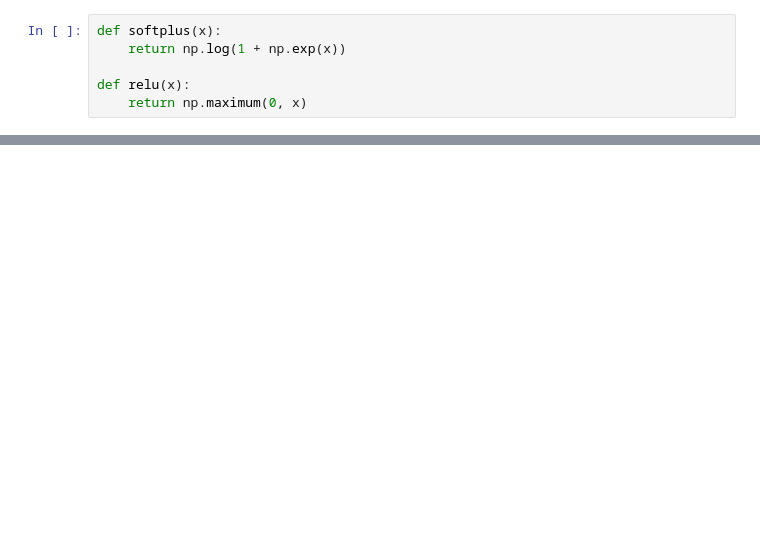
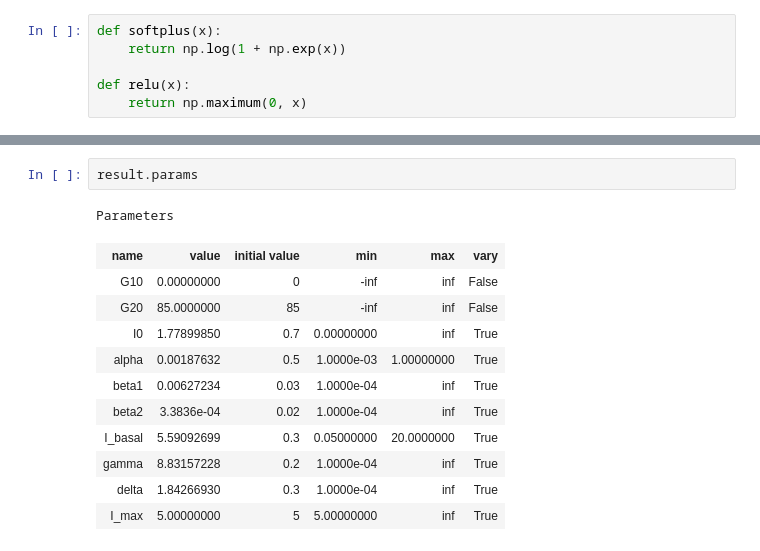
Before and after one commit to emplor255/Diabetes-Control, a Jupyter notebook: Fitting Real Data.ipynb, the cells around one changed output, grey strips where cells are left out. Drawn from its saved outputs; the diff is of its cells as text; blank space fills up the shorter version.

```diff
--- a/Fitting Real Data.ipynb
+++ b/Fitting Real Data.ipynb
@@ -169,0 +188,15 @@ plt.show()
+# %%
+result.params
+# %% [output]
+Parameters
+| name | value | initial value | min | max | vary |
+| G10 | 0.00000000 | 0 | -inf | inf | False |
+| G20 | 85.0000000 | 85 | -inf | inf | False |
+| I0 | 1.77899850 | 0.7 | 0.00000000 | inf | True |
+| alpha | 0.00187632 | 0.5 | 1.0000e-03 | 1.00000000 | True |
+| beta1 | 0.00627234 | 0.03 | 1.0000e-04 | inf | True |
+| beta2 | 3.3836e-04 | 0.02 | 1.0000e-04 | inf | True |
+| I_basal | 5.59092699 | 0.3 | 0.05000000 | 20.0000000 | True |
+| gamma | 8.83157228 | 0.2 | 1.0000e-04 | inf | True |
+| delta | 1.84266930 | 0.3 | 1.0000e-04 | inf | True |
+| I_max | 5.00000000 | 5 | 5.00000000 | inf | True |
```
Also changed, not shown: parts of 10 cells of this notebook, 3 other files.
